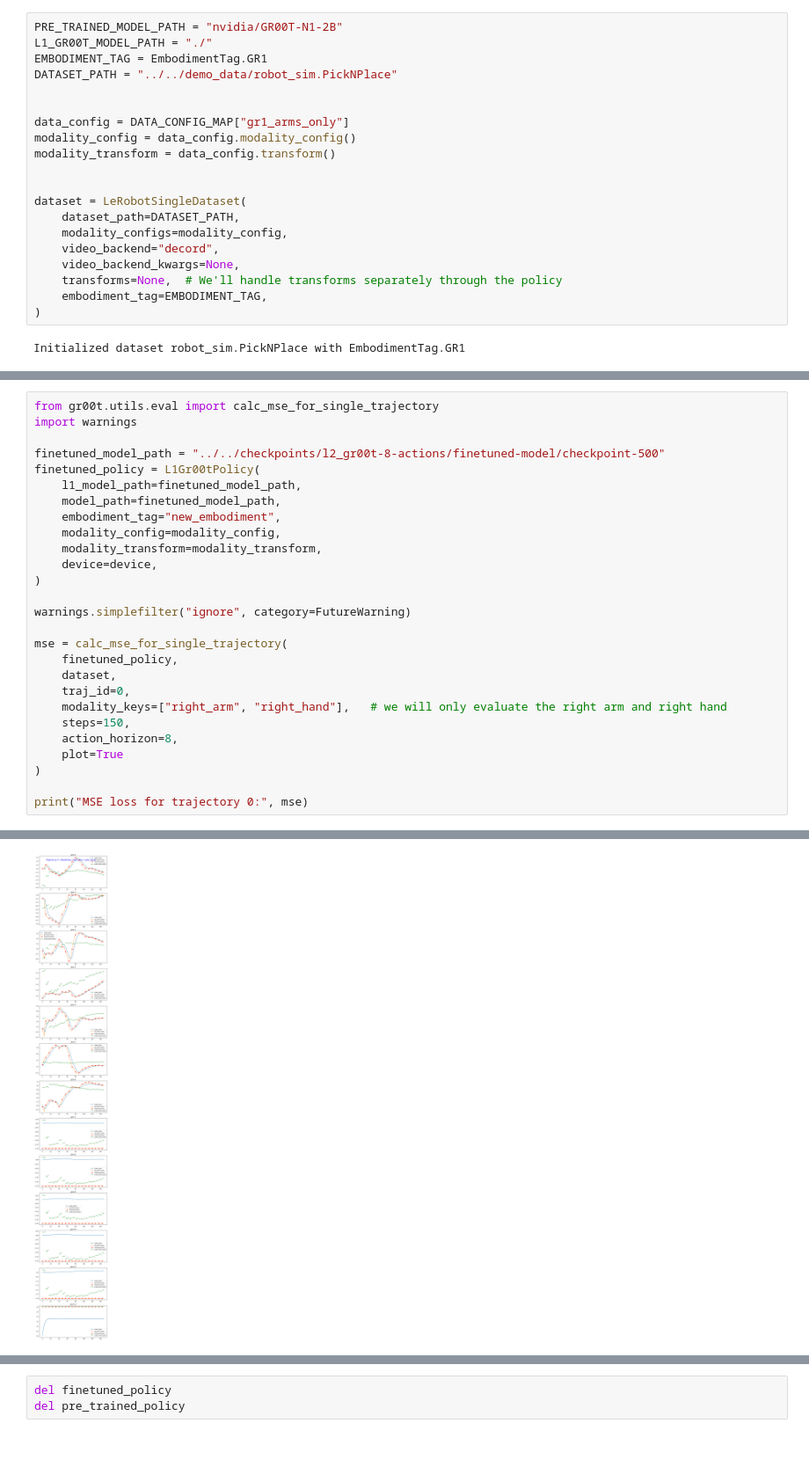
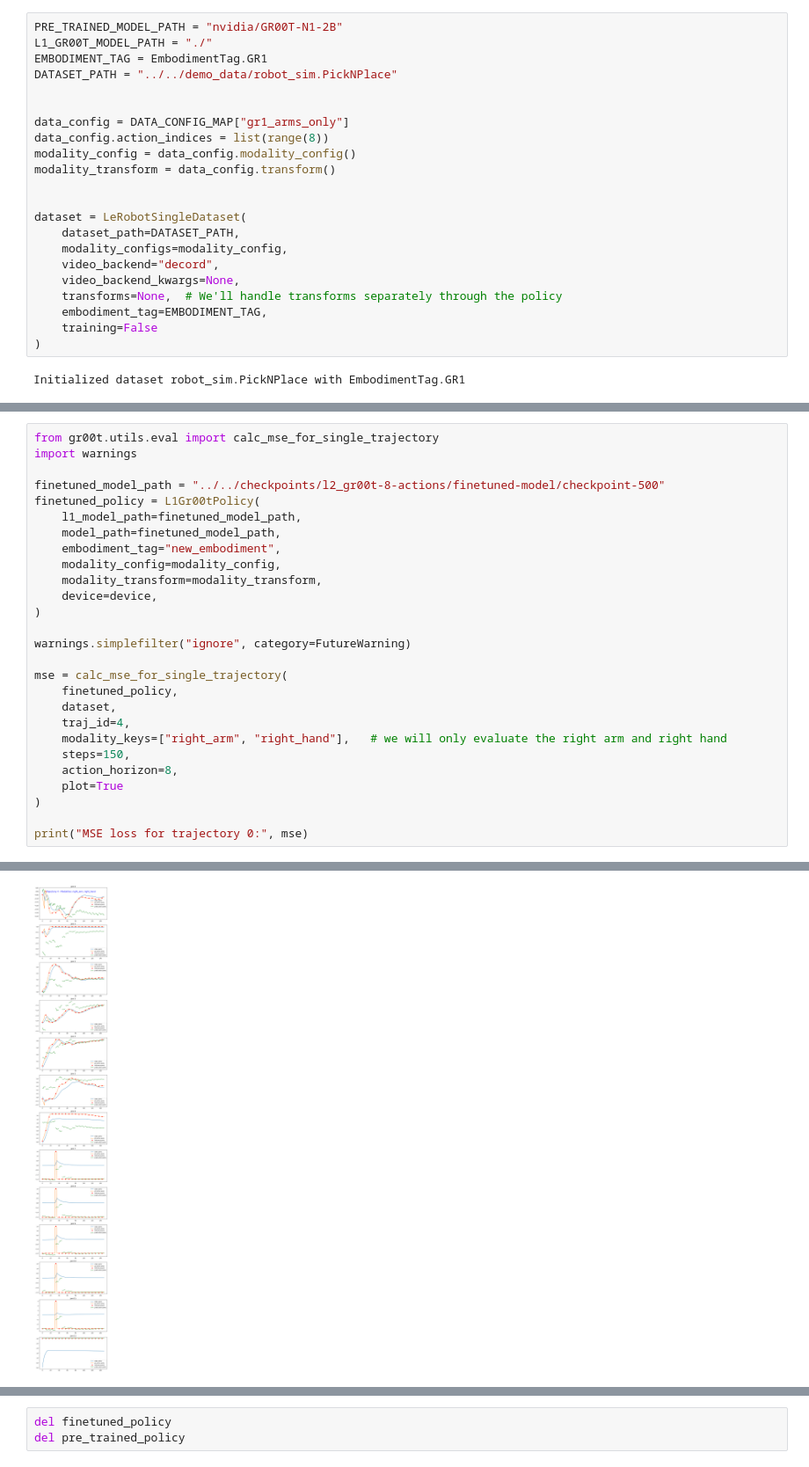
Before and after one commit to LR-AI-Labs/Isaac-GR00T, a Jupyter notebook: getting_started/l1_gr00t/finetune_l1_policy_8_actions.ipynb, the cells around one changed output, grey strips where cells are left out. Shown at 88% size. Cells and saved outputs as stored; diff of their text form.

```diff
--- a/getting_started/l1_gr00t/finetune_l1_policy_8_actions.ipynb
+++ b/getting_started/l1_gr00t/finetune_l1_policy_8_actions.ipynb
@@ -32,6 +32,7 @@ DATASET_PATH = "../../demo_data/robot_sim.PickNPlace"
 
 
 data_config = DATA_CONFIG_MAP["gr1_arms_only"]
+data_config.action_indices = list(range(8))
 modality_config = data_config.modality_config()
 modality_transform = data_config.transform()
 
@@ -43,6 +44,7 @@ dataset = LeRobotSingleDataset(
     video_backend_kwargs=None,
     transforms=None,  # We'll handle transforms separately through the policy
     embodiment_tag=EMBODIMENT_TAG,
+    training=False
 )
 # %% [output]
 Initialized dataset robot_sim.PickNPlace with EmbodimentTag.GR1
@@ -173,7 +130,7 @@ warnings.simplefilter("ignore", category=FutureWarning)
 mse = calc_mse_for_single_trajectory(
     finetuned_policy,
     dataset,
-    traj_id=0,
+    traj_id=4,
     modality_keys=["right_arm", "right_hand"],   # we will only evaluate the right arm and right hand
     steps=150,
     action_horizon=8,
@@ -202 +159 @@ Average inference time per action_horizon: 0.042548550499810114
-[figure, old version]
+[figure, new version]
```
Also changed, not shown: parts of 6 cells of this notebook, 1 other file.
